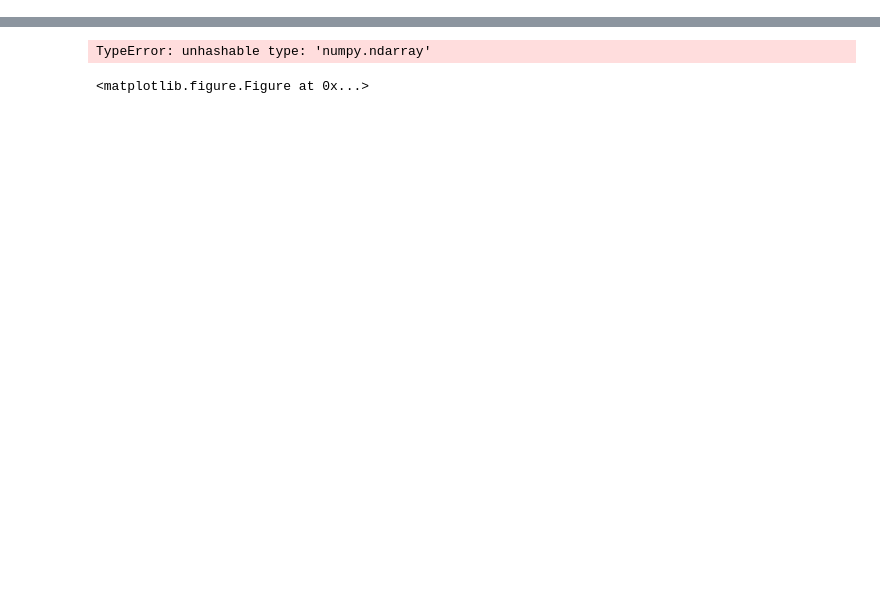
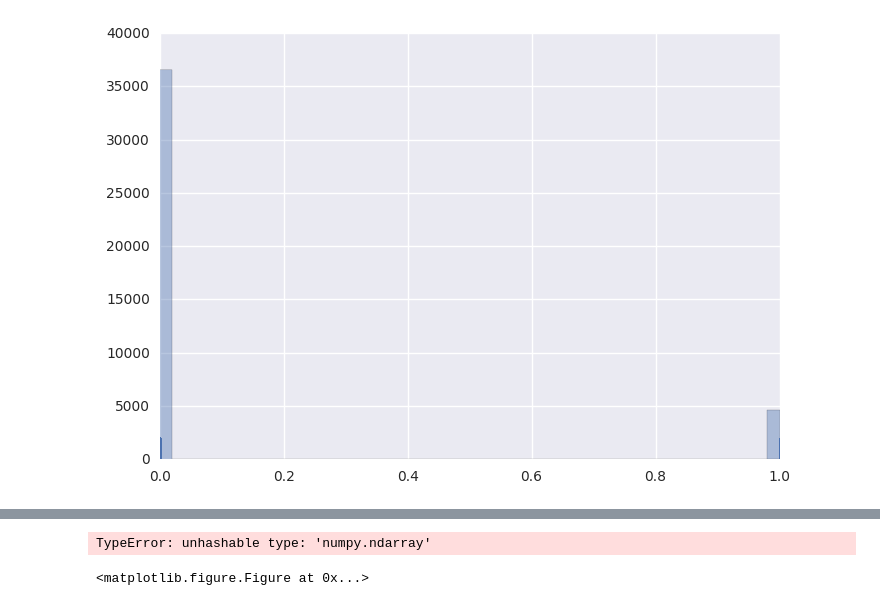
Before and after one commit to lz16882/ce888labs, a Jupyter notebook: lab3/Untitled.ipynb, the cells around one changed output, grey strips where cells are left out. Drawn from its saved outputs; the diff is of its cells as text; code cells hidden in the pictures; blank space fills up the shorter version.

```diff
--- a/lab3/Untitled.ipynb
+++ b/lab3/Untitled.ipynb
@@ -37,10 +37,14 @@ del df_dummies_y["y_no"]
 # %%
 X_df = df_dummies
 y_df = df_dummies_y
 X = X_df.values
 y = y_df.values
 #print X,y
-#sns_plot = sns.distplot(y, kde=False, rug=True)
+sns_plot = sns.distplot(y, kde=False, rug=True)
+fig = sns_plot.get_figure()
+fig.savefig("snsfig")
+# %% [output]
+[figure, added]
 # %%
 from sklearn.ensemble import RandomForestClassifier
 from sklearn.ensemble import ExtraTreesClassifier
```
Also changed, not shown: parts of 2 cells of this notebook, 1 other file.
